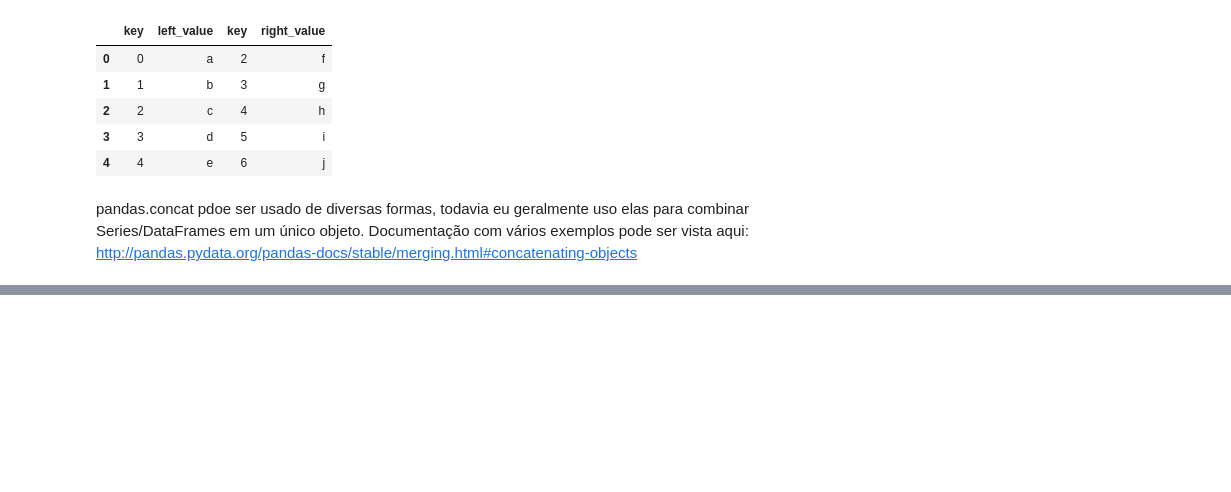
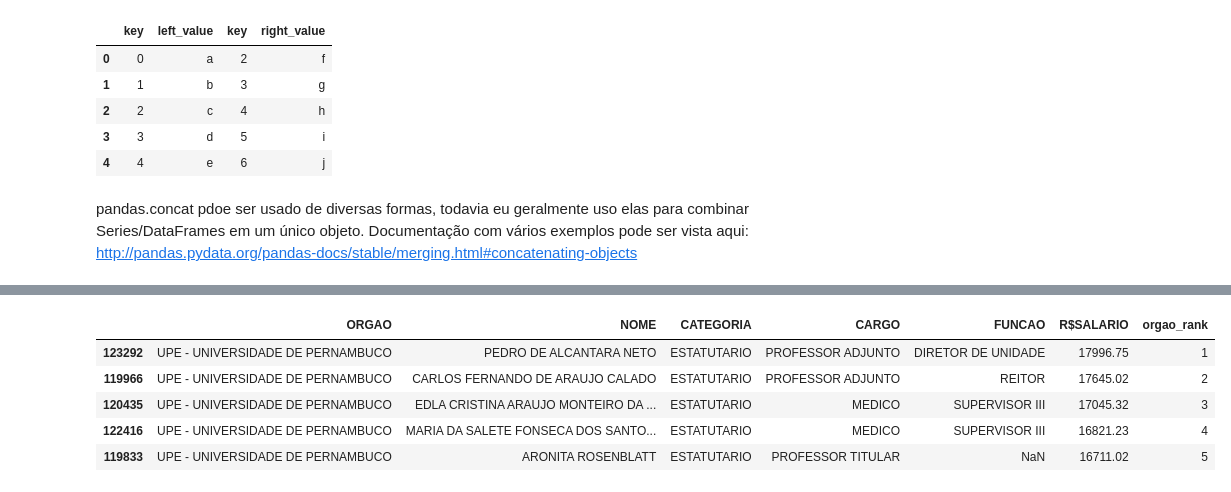
Before and after one commit to marcelcaraciolo/pandas-tutorial, a Jupyter notebook: 1 - Brincando com DataFrames.ipynb, the cells around one changed output, grey strips where cells are left out. Cells and saved outputs as stored; diff of their text form; code cells hidden in the pictures; blank space fills up the shorter version.

```diff
--- a/1 - Brincando com DataFrames.ipynb
+++ b/1 - Brincando com DataFrames.ipynb
@@ -447,0 +479,4 @@ pandas.concat pdoe ser usado de diversas formas, todavia eu geralmente uso elas
+# %%
+recife = pd.read_csv('salarios_recife_outubro_2013.csv',
+                      converters={'R$SALARIO': lambda x: float(x.replace('R$', ''))})
+print recife.ix[0]
@@ -447,0 +595,10 @@ pandas.concat pdoe ser usado de diversas formas, todavia eu geralmente uso elas
+# %%
+def ranker(df):
+    """Assigns a rank to each employee based on salary, with 1 being the highest paid.
+    Assumes the data is DESC sorted."""
+    df['orgao_rank'] = np.arange(len(df)) + 1
+    return df
+# %%
+recife.sort('R$SALARIO', ascending=False, inplace=True)
+recife = recife.groupby('ORGAO').apply(ranker)
+print recife[recife.orgao_rank == 1].head(7)
@@ -447,0 +623,9 @@ pandas.concat pdoe ser usado de diversas formas, todavia eu geralmente uso elas
+# %%
+recife[recife.ORGAO == "UPE - UNIVERSIDADE DE PERNAMBUCO"][:5]
+# %% [output]
+|  | ORGAO | NOME | CATEGORIA | CARGO | FUNCAO | R$SALARIO | orgao_rank |
+| 123292 | UPE - UNIVERSIDADE DE PERNAMBUCO | PEDRO DE ALCANTARA NETO | ESTATUTARIO | PROFESSOR ADJUNTO | DIRETOR DE UNIDADE | 17996.75 | 1 |
+| 119966 | UPE - UNIVERSIDADE DE PERNAMBUCO | CARLOS FERNANDO DE ARAUJO CALADO | ESTATUTARIO | PROFESSOR ADJUNTO | REITOR | 17645.02 | 2 |
+| 120435 | UPE - UNIVERSIDADE DE PERNAMBUCO | EDLA CRISTINA ARAUJO MONTEIRO DA ... | ESTATUTARIO | MEDICO | SUPERVISOR III | 17045.32 | 3 |
+| 122416 | UPE - UNIVERSIDADE DE PERNAMBUCO | MARIA DA SALETE FONSECA DOS SANTO... | ESTATUTARIO | MEDICO | SUPERVISOR III | 16821.23 | 4 |
+| 119833 | UPE - UNIVERSIDADE DE PERNAMBUCO | ARONITA ROSENBLATT | ESTATUTARIO | PROFESSOR TITULAR | NaN | 16711.02 | 5 |
```
Also changed, not shown: parts of 19 cells of this notebook, 1 other file.
